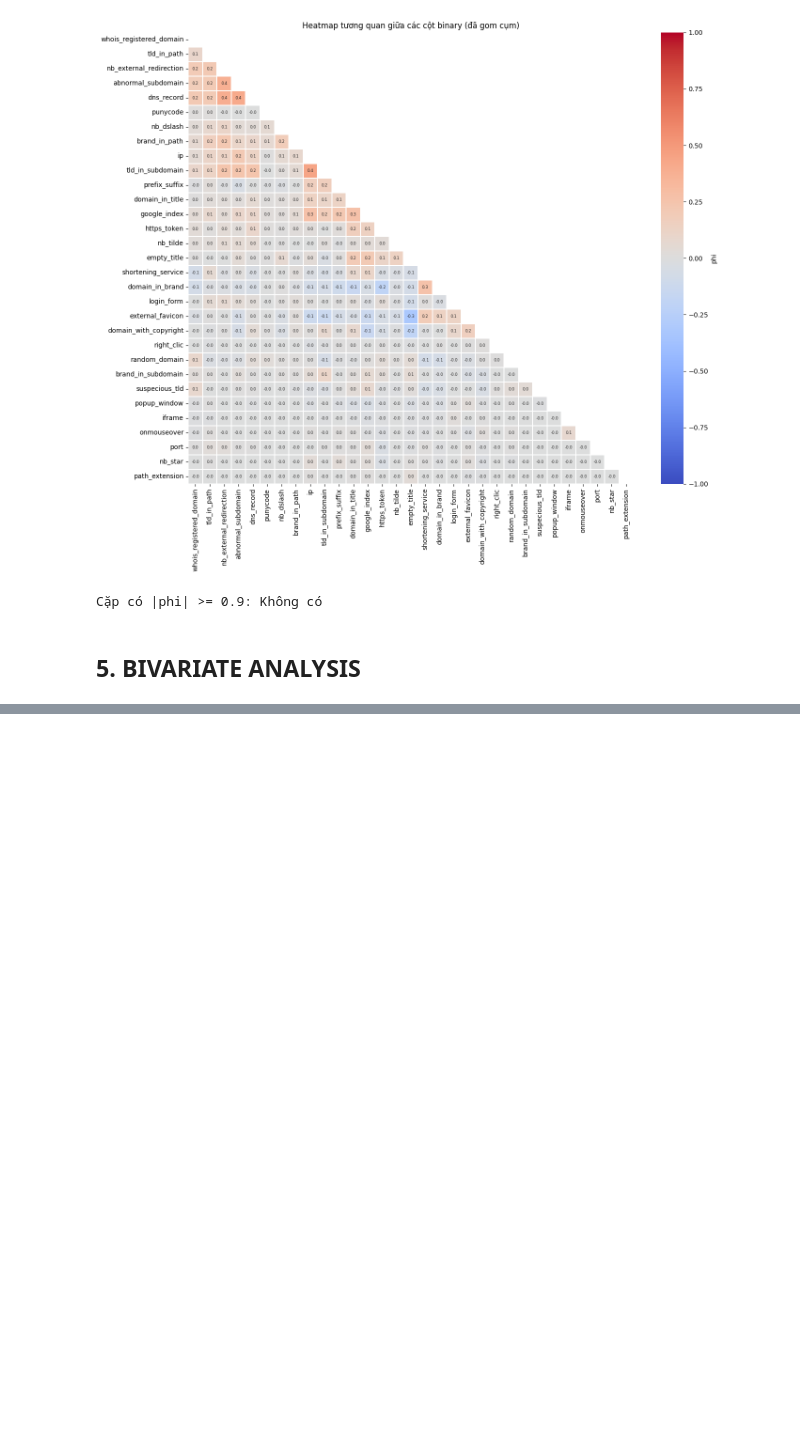
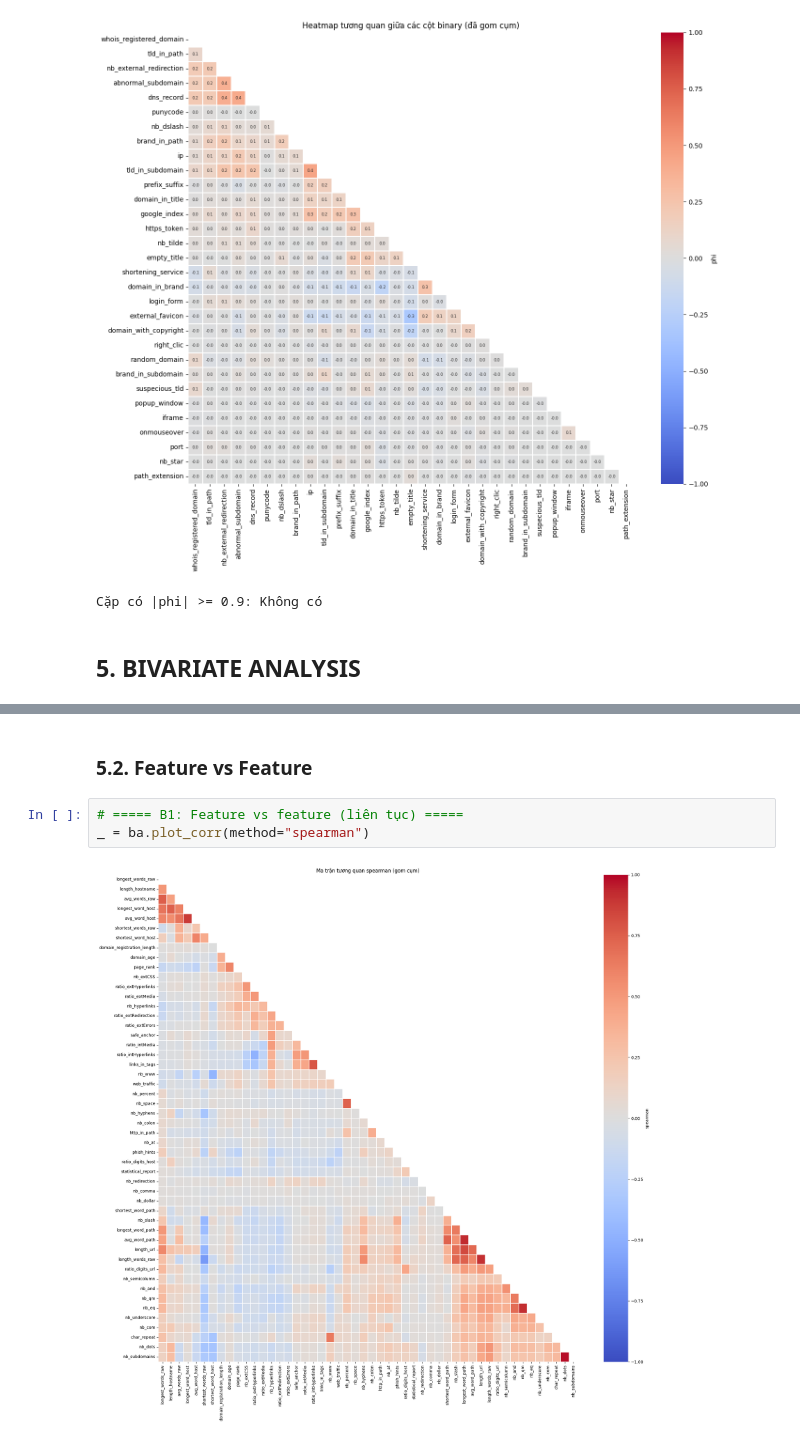
Before and after one commit to xuancuong1019/optimization_algorithm_phishing_detection, a Jupyter notebook: notebooks/01_exploratory_data_analysis.ipynb, the cells around one changed output, grey strips where cells are left out. Drawn from its saved outputs; the diff is of its cells as text; blank space fills up the shorter version.

```diff
--- a/notebooks/01_exploratory_data_analysis.ipynb
+++ b/notebooks/01_exploratory_data_analysis.ipynb
@@ -268,0 +356,7 @@ Cặp có |phi| >= 0.9: Không có
+# %% [markdown]
+### 5.2. Feature vs Feature
+# %%
+# ===== B1: Feature vs feature (liên tục) =====
+_ = ba.plot_corr(method="spearman")
+# %% [output]
+[figure, added]
```
Also changed, not shown: parts of 13 cells of this notebook, 1 other file.
